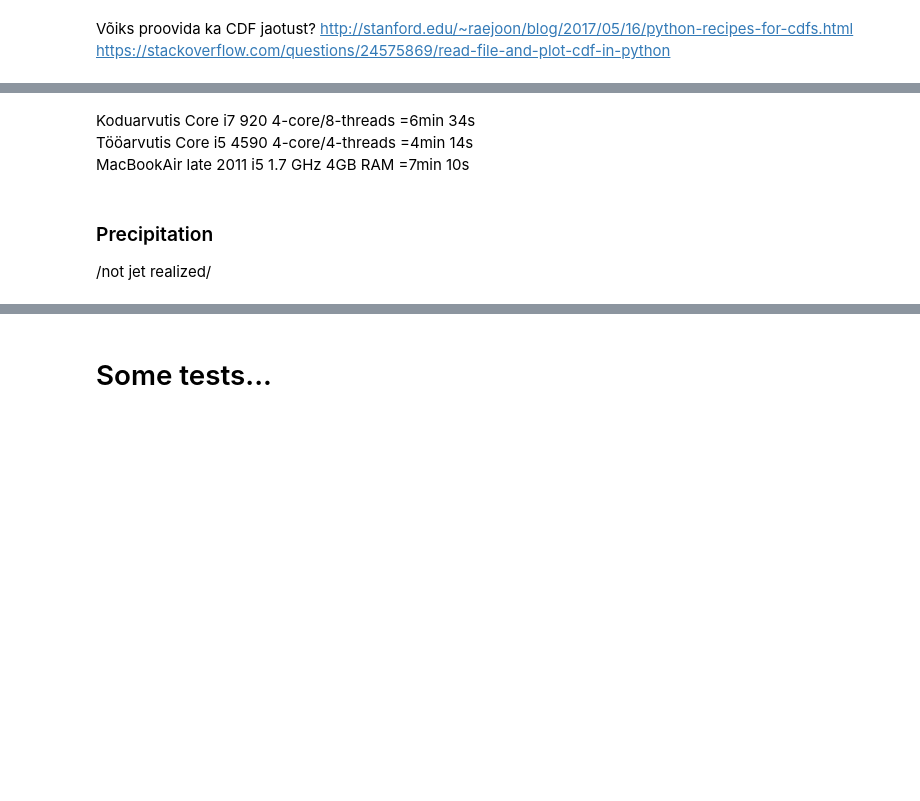
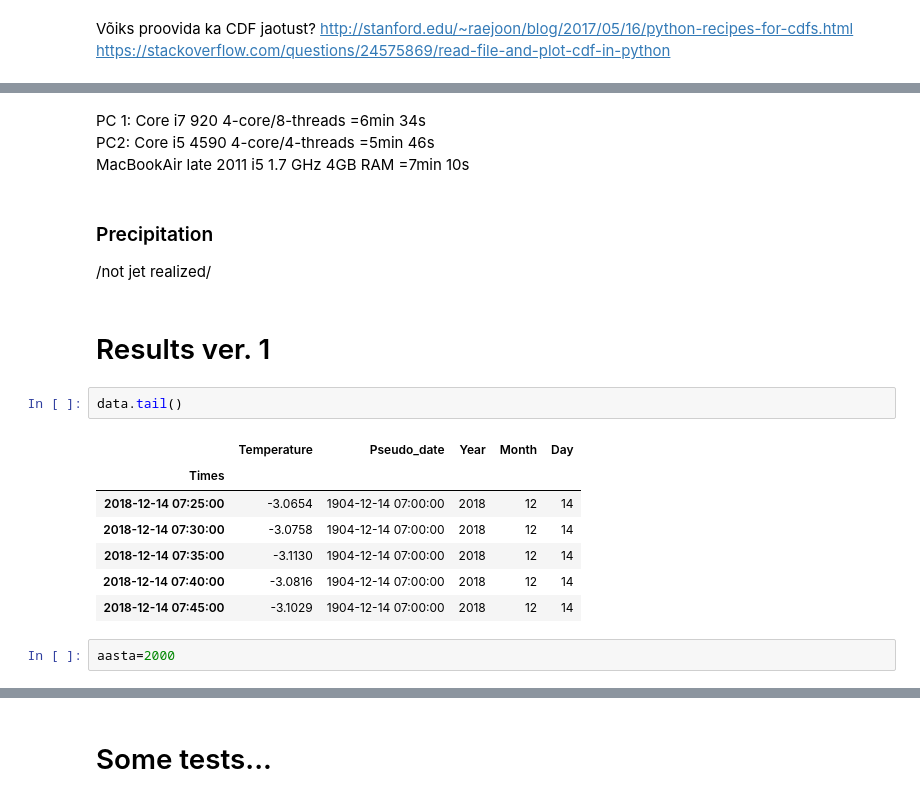
Before and after one commit to rkapp22/holidayplanner, a Jupyter notebook: holidayweather.ipynb, the cells around one changed output, grey strips where cells are left out. Saved outputs shown, nothing was run; the diff lists cells and outputs as text; blank space fills up the shorter version.

```diff
--- a/holidayweather.ipynb
+++ b/holidayweather.ipynb
@@ -606,9 +784,23 @@ Wall time: 7min 10s
 <matplotlib.axes._subplots.AxesSubplot at 0x...>
 [figure]
 # %% [markdown]
-Koduarvutis Core i7 920 4-core/8-threads =6min 34s
-<br>Tööarvutis Core i5 4590 4-core/4-threads =4min 14s
+PC 1: Core i7 920 4-core/8-threads =6min 34s
+<br>PC2: Core i5 4590 4-core/4-threads =5min 46s
 <br>MacBookAir late 2011 i5 1.7 GHz 4GB RAM =7min 10s
 # %% [markdown]
 ### Precipitation
 /not jet realized/
+# %% [markdown]
+# Results ver. 1
+# %%
+data.tail()
+# %% [output]
+|  | Temperature | Pseudo_date | Year | Month | Day |
+| Times |  |  |  |  |  |
+| 2018-12-14 07:25:00 | -3.0654 | 1904-12-14 07:00:00 | 2018 | 12 | 14 |
+| 2018-12-14 07:30:00 | -3.0758 | 1904-12-14 07:00:00 | 2018 | 12 | 14 |
+| 2018-12-14 07:35:00 | -3.1130 | 1904-12-14 07:00:00 | 2018 | 12 | 14 |
+| 2018-12-14 07:40:00 | -3.0816 | 1904-12-14 07:00:00 | 2018 | 12 | 14 |
+| 2018-12-14 07:45:00 | -3.1029 | 1904-12-14 07:00:00 | 2018 | 12 | 14 |
+# %%
+aasta=2000
```
Also changed, not shown: parts of 42 cells of this notebook.
